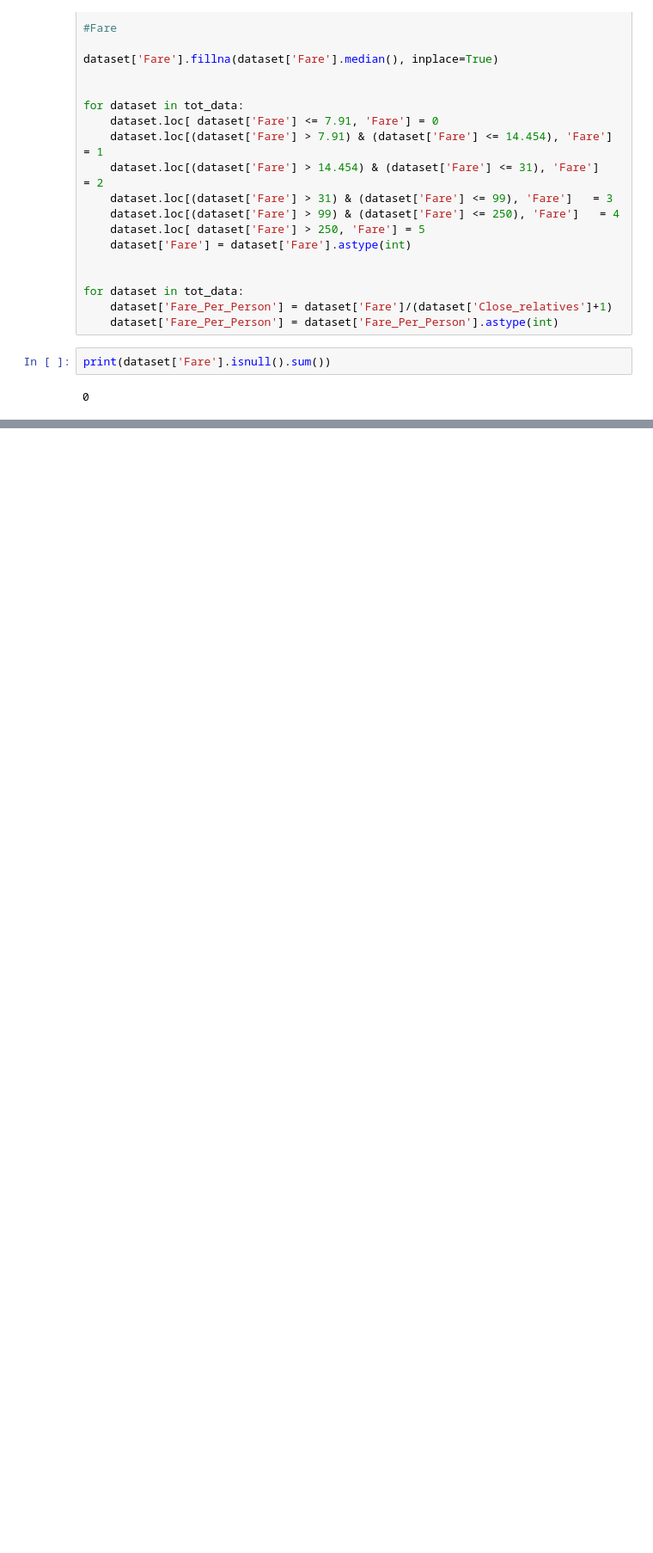
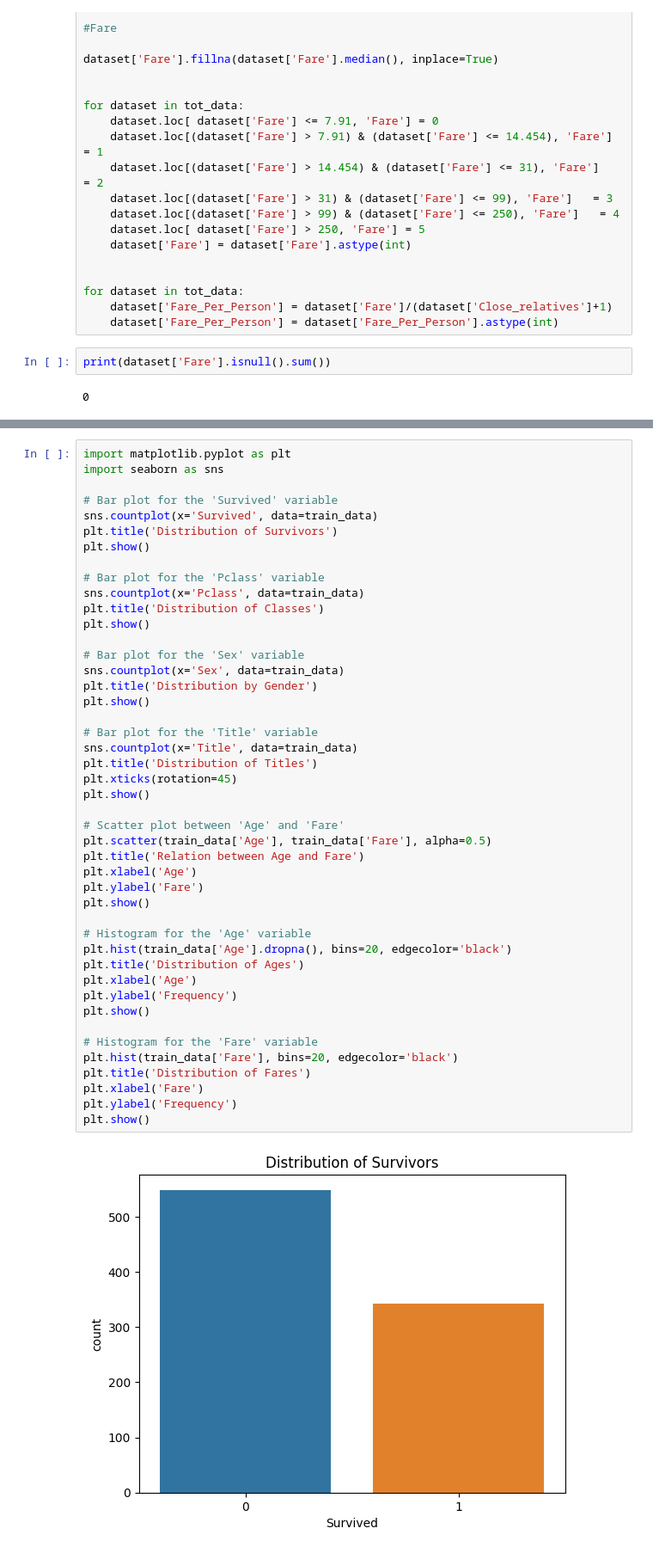
Before and after one commit to SpectreB/Data-Sci, a Jupyter notebook: Titanic.ipynb, the cells around one changed output, grey strips where cells are left out. Shown at 86% size. Cells and saved outputs as stored; diff of their text form; blank space fills up the shorter version.

```diff
--- a/Titanic.ipynb
+++ b/Titanic.ipynb
@@ -266,0 +281,47 @@ X_test  = test_data.drop("PassengerId", axis=1).copy()
+# %%
+import matplotlib.pyplot as plt
+import seaborn as sns
+
+# Bar plot for the 'Survived' variable
+sns.countplot(x='Survived', data=train_data)
+plt.title('Distribution of Survivors')
+plt.show()
+
+# Bar plot for the 'Pclass' variable
+sns.countplot(x='Pclass', data=train_data)
+plt.title('Distribution of Classes')
+plt.show()
+
+# Bar plot for the 'Sex' variable
+sns.countplot(x='Sex', data=train_data)
+plt.title('Distribution by Gender')
+plt.show()
+
+# Bar plot for the 'Title' variable
+sns.countplot(x='Title', data=train_data)
+plt.title('Distribution of Titles')
+plt.xticks(rotation=45)
+plt.show()
+
+# Scatter plot between 'Age' and 'Fare'
+plt.scatter(train_data['Age'], train_data['Fare'], alpha=0.5)
+plt.title('Relation between Age and Fare')
+plt.xlabel('Age')
+plt.ylabel('Fare')
+plt.show()
+
+# Histogram for the 'Age' variable
+plt.hist(train_data['Age'].dropna(), bins=20, edgecolor='black')
+plt.title('Distribution of Ages')
+plt.xlabel('Age')
+plt.ylabel('Frequency')
+plt.show()
+
+# Histogram for the 'Fare' variable
+plt.hist(train_data['Fare'], bins=20, edgecolor='black')
+plt.title('Distribution of Fares')
+plt.xlabel('Fare')
+plt.ylabel('Frequency')
+plt.show()
+# %% [output]
+[figure, added]
```
Also changed, not shown: parts of 22 cells of this notebook.
